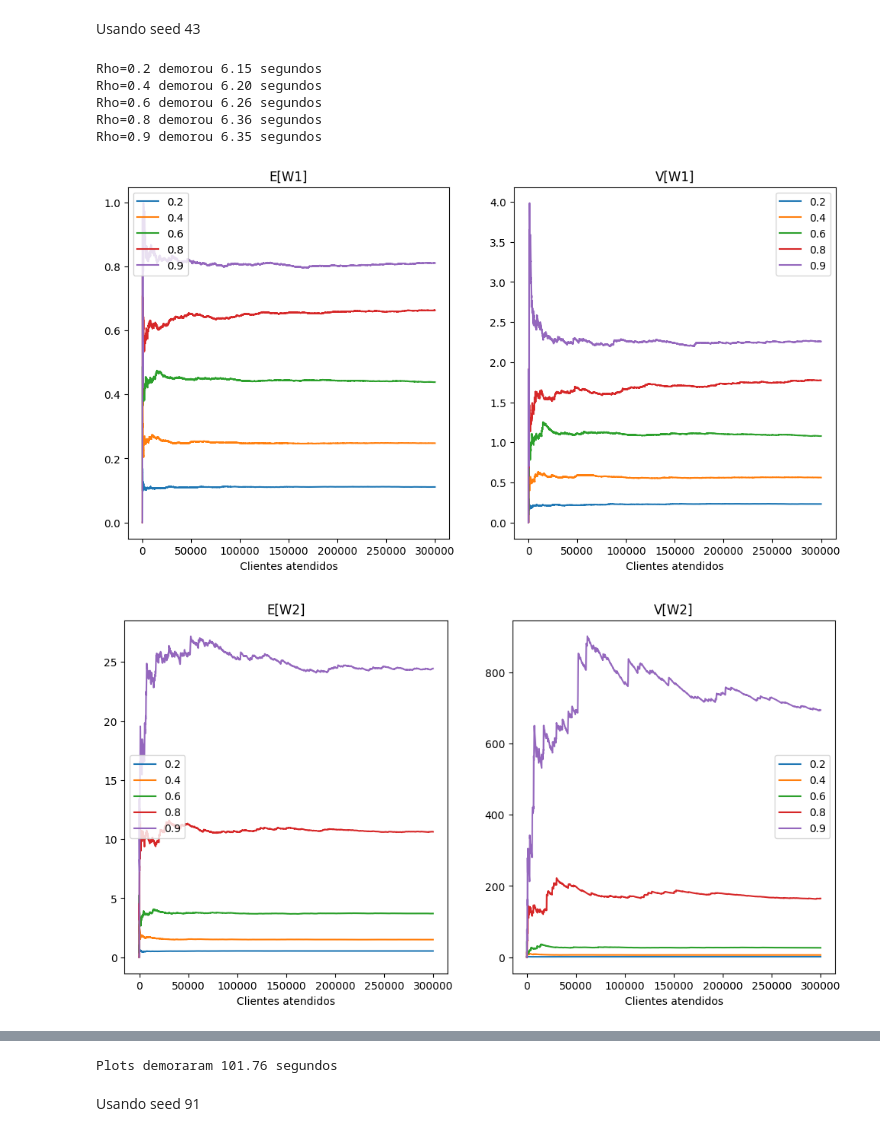
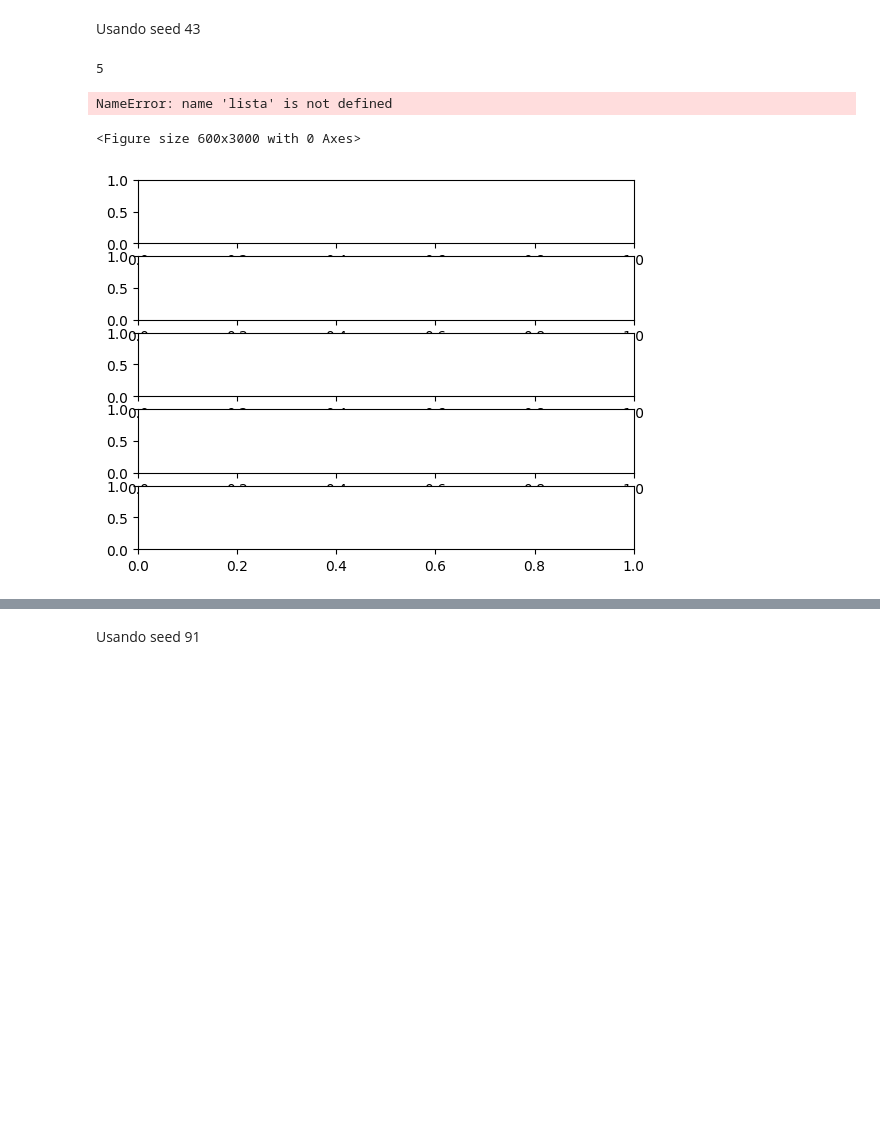
Before and after one commit to RafaelxFernandes/Avaliacao-Desempenho-22.2, a Jupyter notebook: main.ipynb, the cells around one changed output, grey strips where cells are left out. Cells and saved outputs as stored; diff of their text form; code cells hidden in the pictures; blank space fills up the shorter version.

```diff
--- a/main.ipynb
+++ b/main.ipynb
@@ -678,12 +697,9 @@ Usando seed 13
 # %% [markdown]
 Usando seed 43
 # %%
-auxiliar_transiente(42, 300_000)
+auxiliar_transiente(42, 1_000, 5)
 # %% [output]
-Rho=0.2 demorou 6.15 segundos
-Rho=0.4 demorou 6.20 segundos
-Rho=0.6 demorou 6.26 segundos
-Rho=0.8 demorou 6.36 segundos
-Rho=0.9 demorou 6.35 segundos
+5
+NameError: name 'lista' is not defined
+<Figure size 600x3000 with 0 Axes>
-[figure, old version]
+[figure, new version]
-[figure, removed]
@@ -696,4 +706,3 @@ Rho=0.9 demorou 6.35 segundos
-Plots demoraram 101.76 segundos
 # %% [markdown]
 Usando seed 91
 # %%
```
Also changed, not shown: parts of 7 cells of this notebook, 5 other files.
